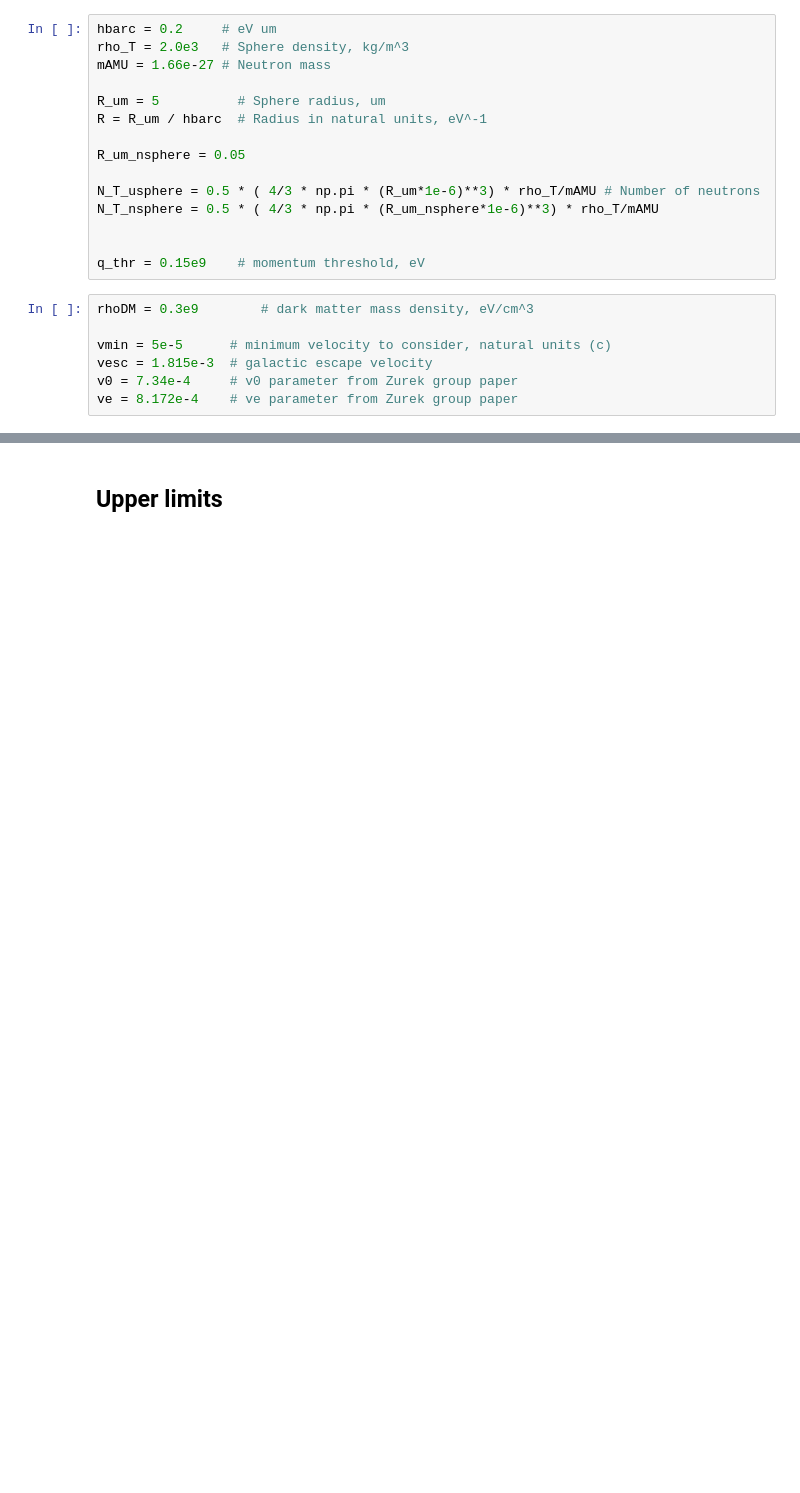
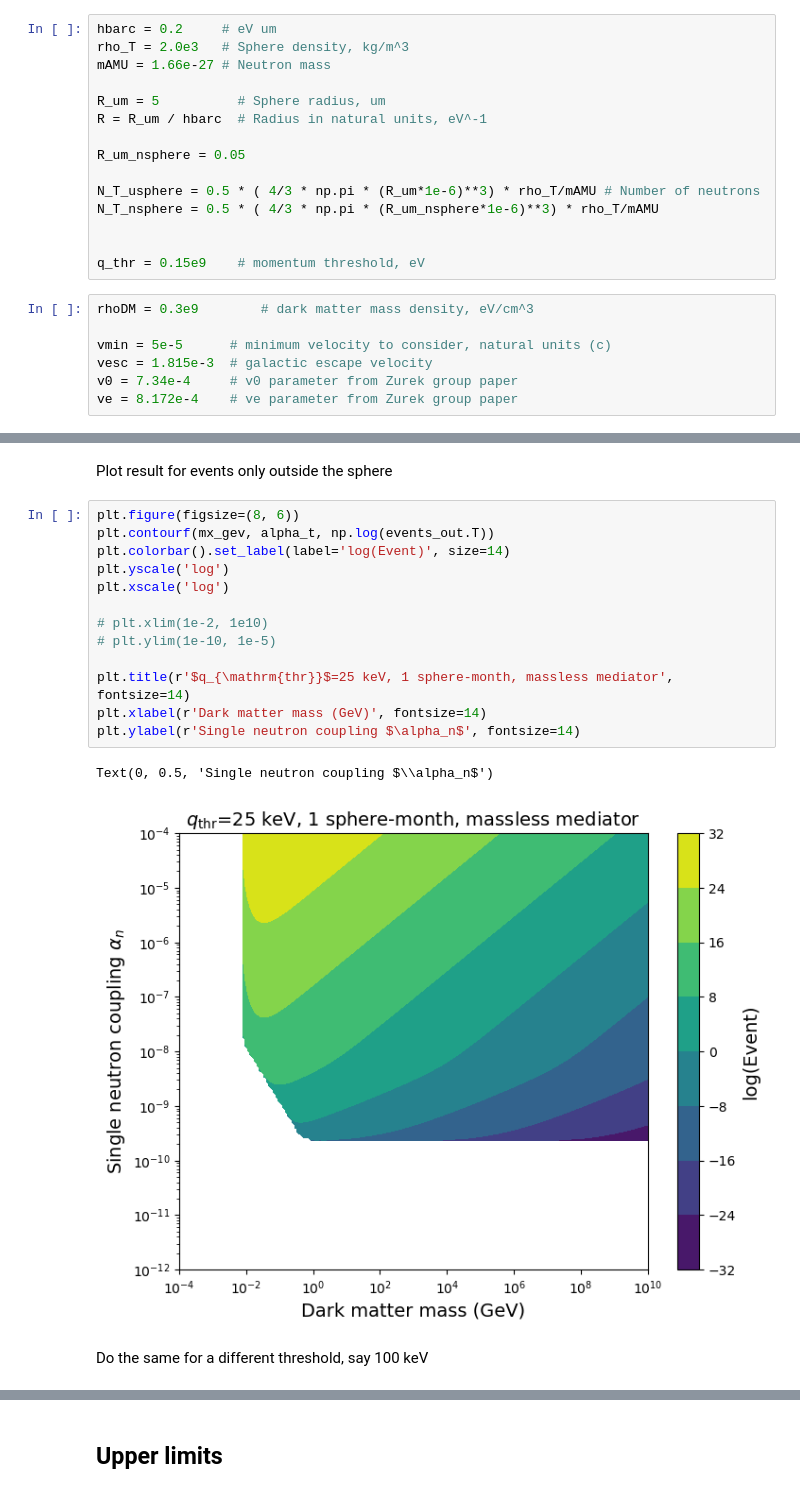
Before and after one commit to yuhants/impulse, a Jupyter notebook: yuhan/set_limits_massless_mediator.ipynb, the cells around one changed output, grey strips where cells are left out. Cells and saved outputs as stored; diff of their text form; blank space fills up the shorter version.

```diff
--- a/yuhan/set_limits_massless_mediator.ipynb
+++ b/yuhan/set_limits_massless_mediator.ipynb
@@ -107,0 +98,20 @@ def dR_dq(mx, mphi, alpha, q, vlist, q_thr):
+# %% [markdown]
+Plot result for events only outside the sphere
+# %%
+plt.figure(figsize=(8, 6))
+plt.contourf(mx_gev, alpha_t, np.log(events_out.T))
+plt.colorbar().set_label(label='log(Event)', size=14)
+plt.yscale('log')
+plt.xscale('log')
+
+# plt.xlim(1e-2, 1e10)
+# plt.ylim(1e-10, 1e-5)
+
+plt.title(r'$q_{\mathrm{thr}}$=25 keV, 1 sphere-month, massless mediator', fontsize=14)
+plt.xlabel(r'Dark matter mass (GeV)', fontsize=14)
+plt.ylabel(r'Single neutron coupling $\alpha_n$', fontsize=14)
+# %% [output]
+Text(0, 0.5, 'Single neutron coupling $\\alpha_n$')
+[figure, added]
+# %% [markdown]
+Do the same for a different threshold, say 100 keV
```
Also changed, not shown: parts of 25 cells of this notebook, 4 other files.
